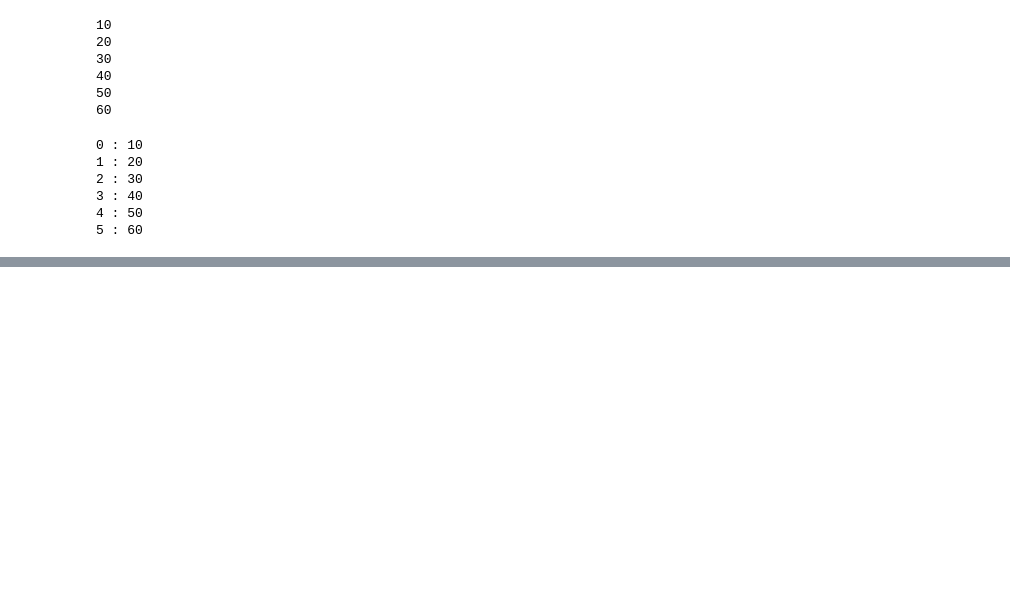
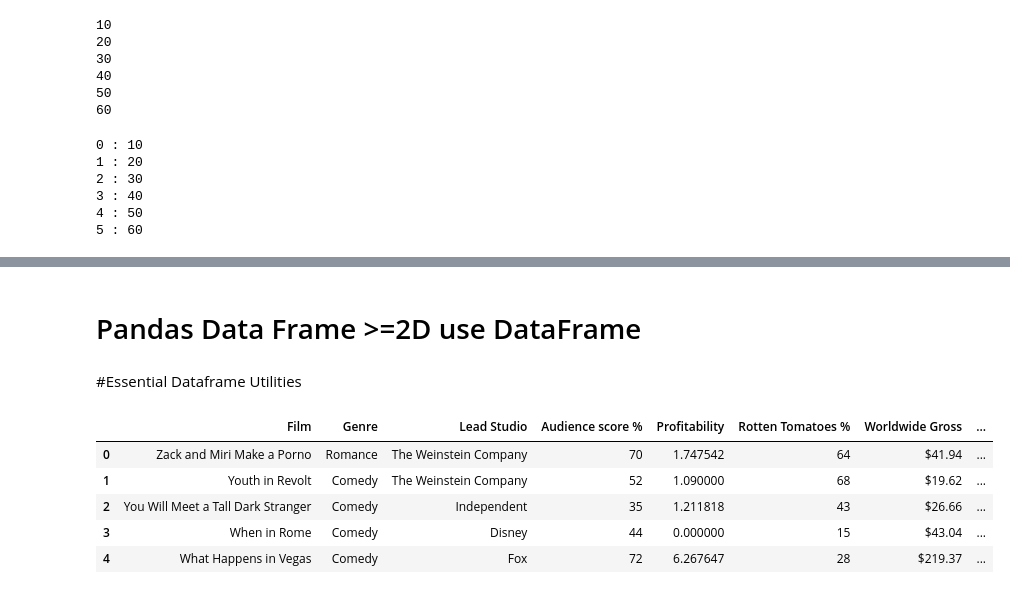
Before and after one commit to vinay2k2/HealthcareBasicsAndImageProcessing, a Jupyter notebook: PandasTemplate.ipynb, the cells around one changed output, grey strips where cells are left out. Drawn from its saved outputs; the diff is of its cells as text; code cells hidden in the pictures; blank space fills up the shorter version.

```diff
--- a/PandasTemplate.ipynb
+++ b/PandasTemplate.ipynb
@@ -77,0 +110,2 @@ for index, value in enumerate(data):
+# %% [markdown]
+# Pandas Data Frame >=2D use DataFrame
@@ -77,0 +115,12 @@ for index, value in enumerate(data):
+# %% [markdown]
+#Essential Dataframe Utilities
+# %%
+#Display Head By default it shows 5 rows
+movies_df.head()
+# %% [output]
+|  | Film | Genre | Lead Studio | Audience score % | Profitability | Rotten Tomatoes % | Worldwide Gross | ... |
+| 0 | Zack and Miri Make a Porno | Romance | The Weinstein Company | 70 | 1.747542 | 64 | $41.94 | ... |
+| 1 | Youth in Revolt | Comedy | The Weinstein Company | 52 | 1.090000 | 68 | $19.62 | ... |
+| 2 | You Will Meet a Tall Dark Stranger | Comedy | Independent | 35 | 1.211818 | 43 | $26.66 | ... |
+| 3 | When in Rome | Comedy | Disney | 44 | 0.000000 | 15 | $43.04 | ... |
+| 4 | What Happens in Vegas | Comedy | Fox | 72 | 6.267647 | 28 | $219.37 | ... |
```
Also changed, not shown: parts of 6 cells of this notebook.
